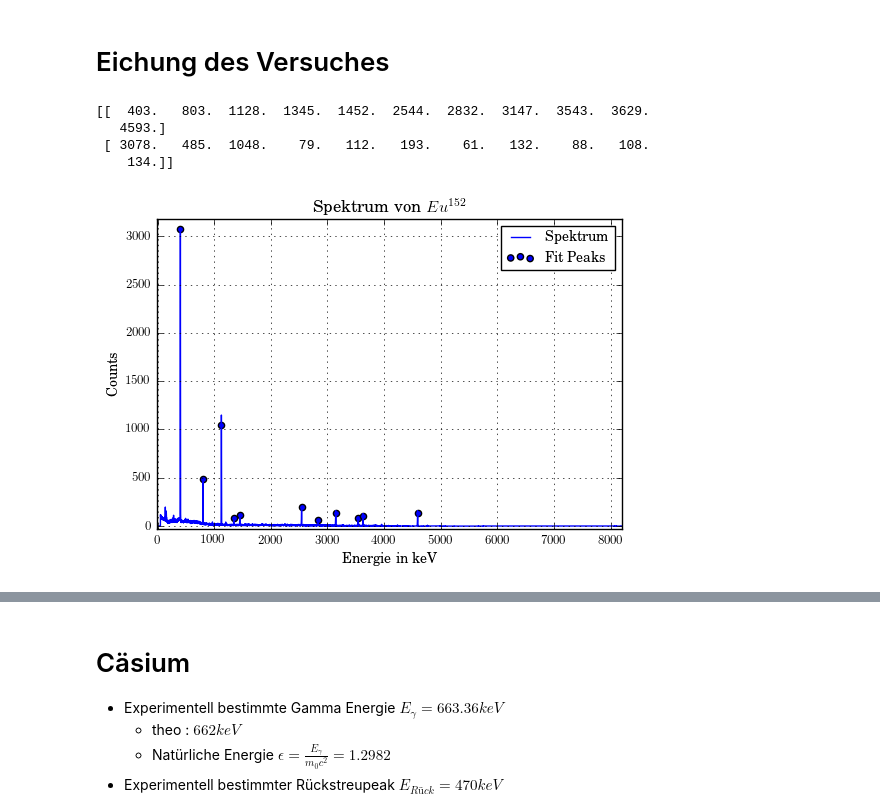
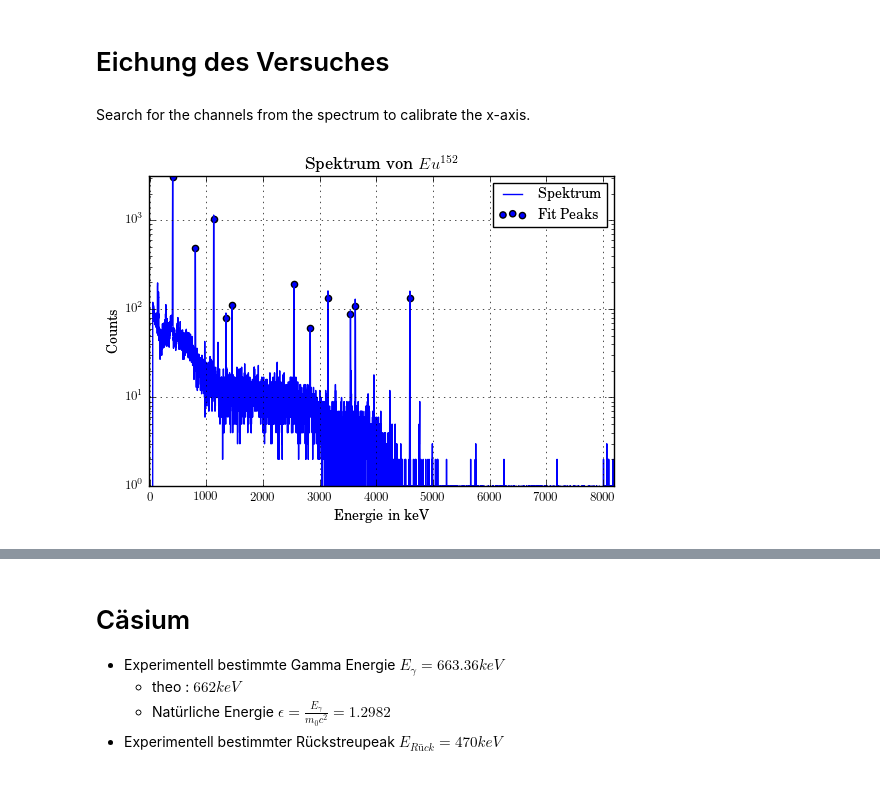
Before and after one commit to MaxSac/FP-Praktikum, a Jupyter notebook: 03-09.01.2017/calculation.ipynb, the cells around one changed output, grey strips where cells are left out. Saved outputs shown, nothing was run; the diff lists cells and outputs as text; code cells hidden in the pictures; blank space fills up the shorter version.

```diff
--- a/03-09.01.2017/calculation.ipynb
+++ b/03-09.01.2017/calculation.ipynb
@@ -129,17 +167,14 @@ class makeSpek:
 # %% [markdown]
 # Eichung des Versuches
+# %% [markdown]
+Search for the channels from the spectrum to calibrate the x-axis.
 # %%
 #Task a
 EU = makeSpek(Eu)
 EU.setScale(1)
 mask = np.ones(len(EU.peak[0]), dtype=bool)
 mask[-3:-1]=False
 EU.corPeak(EU.peak[:,mask])
-print(EU.peak)
-EU.plot('Eu','Eu^{152}')
+EU.plot('Eu','Eu^{152}', 'log')
 # %% [output]
-[[  403.   803.  1128.  1345.  1452.  2544.  2832.  3147.  3543.  3629.
-   4593.]
- [ 3078.   485.  1048.    79.   112.   193.    61.   132.    88.   108.
-    134.]]
-[figure, old version]
+[figure, new version]
```
Also changed, not shown: parts of 15 cells of this notebook, 7 other files.
